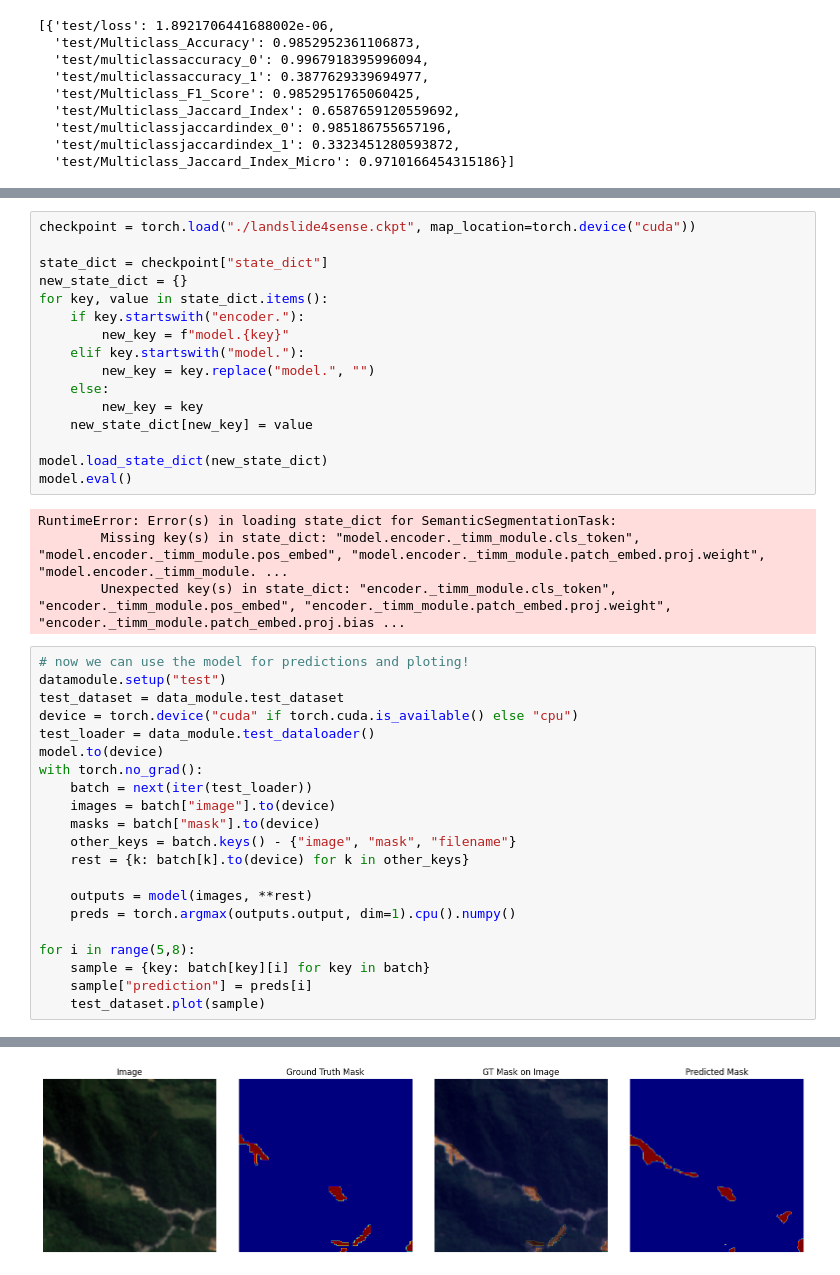
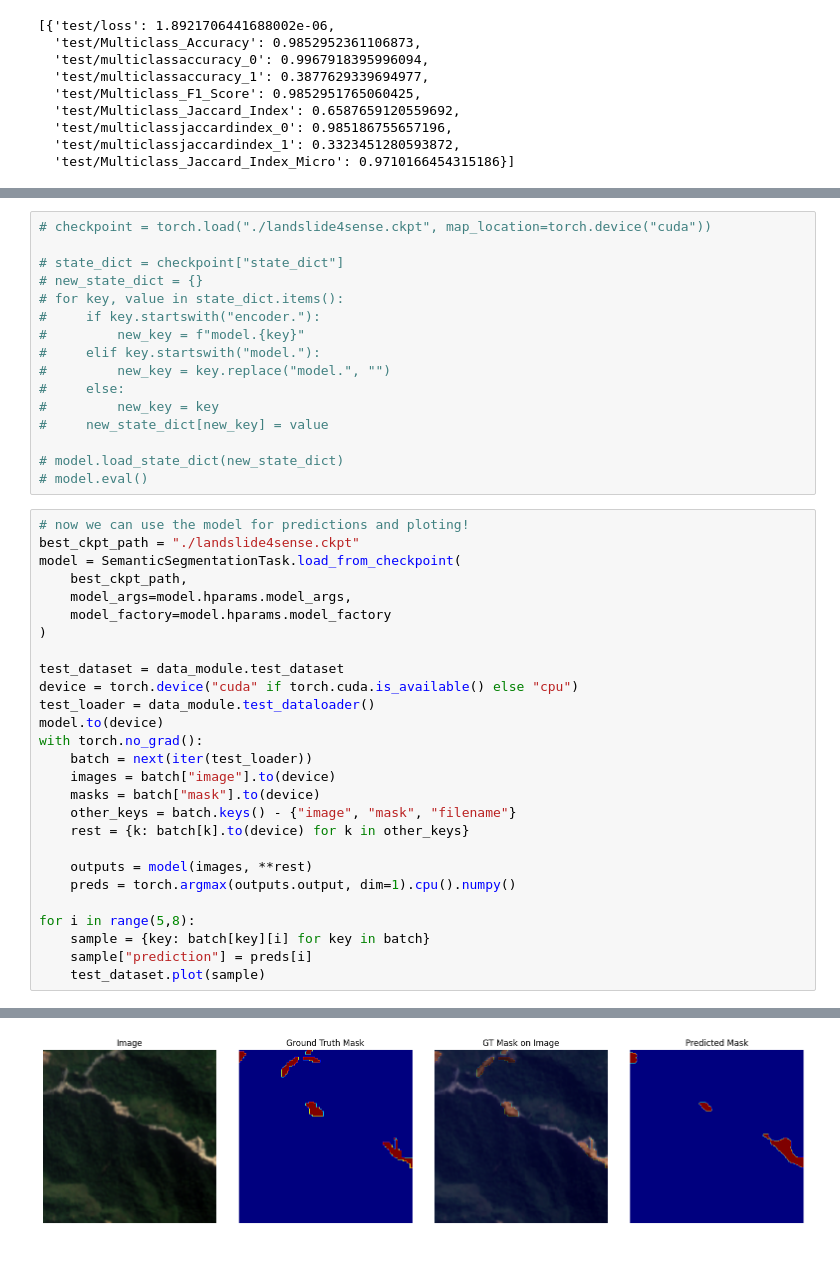
Before and after one commit to NASA-IMPACT/Prithvi-EO-2.0, a Jupyter notebook: examples/example_landslide4sense.ipynb, the cells around one changed output, grey strips where cells are left out. Cells and saved outputs as stored; diff of their text form.

Commit message:
changes landslide

```diff
--- a/examples/example_landslide4sense.ipynb
+++ b/examples/example_landslide4sense.ipynb
@@ -320,26 +341,28 @@ MisconfigurationException: Landslide4SenseNonGeoDataModule.setup must define one
 # %%
-checkpoint = torch.load("./landslide4sense.ckpt", map_location=torch.device("cuda"))
+# checkpoint = torch.load("./landslide4sense.ckpt", map_location=torch.device("cuda"))
 
-state_dict = checkpoint["state_dict"]
-new_state_dict = {}
-for key, value in state_dict.items():
-    if key.startswith("encoder."):
-        new_key = f"model.{key}"
-    elif key.startswith("model."):
-        new_key = key.replace("model.", "")
-    else:
-        new_key = key
-    new_state_dict[new_key] = value
+# state_dict = checkpoint["state_dict"]
+# new_state_dict = {}
+# for key, value in state_dict.items():
+#     if key.startswith("encoder."):
+#         new_key = f"model.{key}"
+#     elif key.startswith("model."):
+#         new_key = key.replace("model.", "")
+#     else:
+#         new_key = key
+#     new_state_dict[new_key] = value
 
-model.load_state_dict(new_state_dict)
-model.eval()
+# model.load_state_dict(new_state_dict)
+# model.eval()
-# %% [output]
-RuntimeError: Error(s) in loading state_dict for SemanticSegmentationTask:
-        Missing key(s) in state_dict: "model.encoder._timm_module.cls_token", "model.encoder._timm_module.pos_embed", "model.encoder._timm_module.patch_embed.proj.weight", "model.encoder._timm_module. ...
-        Unexpected key(s) in state_dict: "encoder._timm_module.cls_token", "encoder._timm_module.pos_embed", "encoder._timm_module.patch_embed.proj.weight", "encoder._timm_module.patch_embed.proj.bias ...
 # %%
 # now we can use the model for predictions and ploting!
-datamodule.setup("test")
+best_ckpt_path = "./landslide4sense.ckpt"
+model = SemanticSegmentationTask.load_from_checkpoint(
+    best_ckpt_path,
+    model_args=model.hparams.model_args,
+    model_factory=model.hparams.model_factory
+)
+
 test_dataset = data_module.test_dataset
 device = torch.device("cuda" if torch.cuda.is_available() else "cpu")
 test_loader = data_module.test_dataloader()
@@ -364,2 +387,2 @@ for i in range(5,8):
-[figure, old version]
+[figure, new version]
 # %%
```
Also changed, not shown: parts of 8 cells of this notebook.
